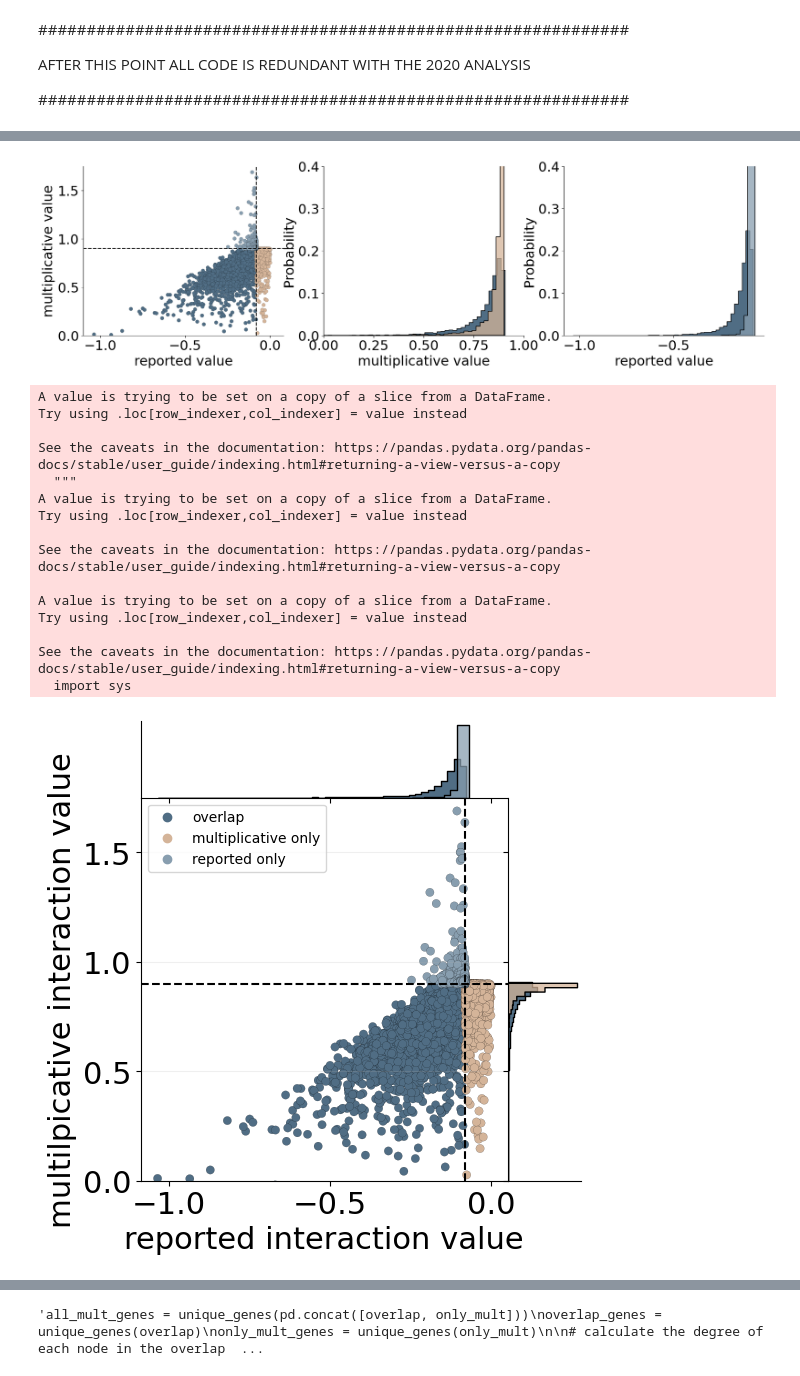
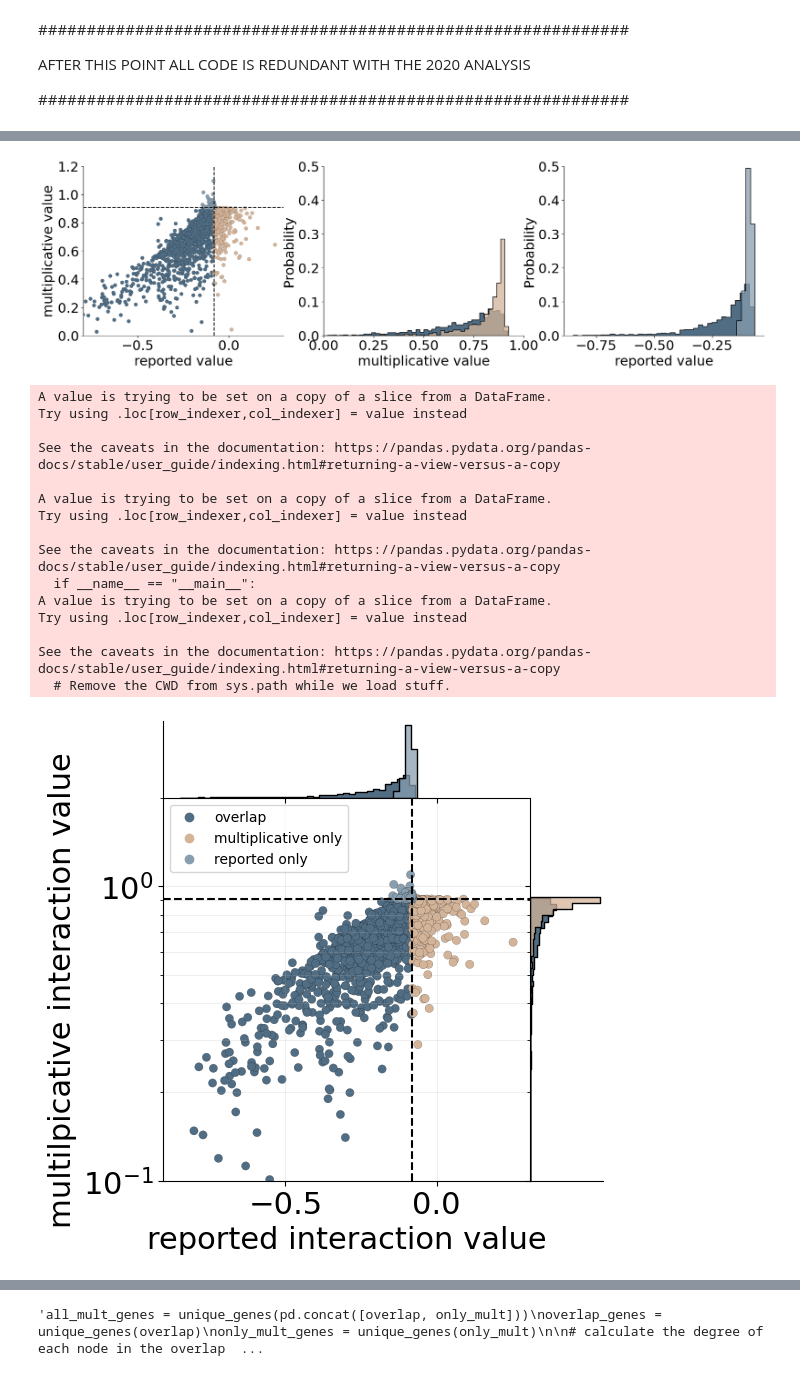
Before and after one commit to brian-arnold/epistasis_reanalysis, a Jupyter notebook: yeast_screens/Kuzmin_data_analysis.ipynb, the cells around one changed output, grey strips where cells are left out. Saved outputs shown, nothing was run; the diff lists cells and outputs as text; code cells hidden in the pictures.

```diff
--- a/yeast_screens/Kuzmin_data_analysis.ipynb
+++ b/yeast_screens/Kuzmin_data_analysis.ipynb
@@ -21,7 +21,7 @@ import kuzmin_data_2018 as data_2018
 import kuzmin_data_2020 as data_2020
 import enrichment as enrich
 # %%
-dataset = "Kuzmin2018" # Kuzmin2020 or Kuzmin2018
+dataset = "Kuzmin2020" # Kuzmin2020 or Kuzmin2018
 # %%
 if dataset == "Kuzmin2018":
     kuzmin_2018_data_dir = "/Users/bjarnold/Princeton_DataX/Epistasis/higher_order_reanalysis/yeast_screens/KuzminEtAl2018/data_files"
@@ -364,7 +371,7 @@ def count_frac(df):
     return len(df)
 
 results = defaultdict(list)
-p = 1
+p = 0.05
 
 overlap, only_reported, only_mult, all_reported, all_mult = enrich.outlier_enrichment( df[df.pval < p], "negative", count_frac, multiplicative, tau_mult_sig_val)
 denom = overlap + only_reported + only_mult
@@ -948,8 +955,11 @@ elif dataset == "Kuzmin2020":
 #print(overlap[[multiplicative, compare]].corr(method="kendall"))
 #print(overlap[[multiplicative, compare]].corr(method="pearson"))
 # %% [output]
-[figure, old version]
+[figure, new version]
 # %%
+plt.rcParams.update({'font.size': 22})
+
+
 overlap2 = overlap
 only_mult2 = only_mult
 only_reported2 = only_reported
@@ -962,7 +972,7 @@ test = pd.concat([overlap2, only_mult2, only_reported2])
 sns.set_palette([overlap_color, only_mult_color, only_reported_color])
 
 g = sns.JointGrid(x='adjusted_interaction_score_epsilon_or_tau', y=multiplicative, data=test, hue='type', space=0)
-g.ax_joint.grid(visible=True, axis='y', alpha=0.2)
+g.ax_joint.grid(visible=True, axis='both', alpha=0.2, which='both' )
 
 sns.scatterplot(data=test,
                 x='adjusted_interaction_score_epsilon_or_tau',
@@ -974,41 +984,44 @@ sns.scatterplot(data=test,
                 ax=g.ax_joint)
 
 if dataset == "Kuzmin2018":
-    g.ax_joint.set_ylim(0,1.75)
+    g.ax_joint.set_ylim(0.1,2)
+else:
+    g.ax_joint.set_ylim(0.1,2)
 
+g.ax_joint.set_yscale('log')
 g.ax_joint.axvline(-0.08, linestyle="--", color="black")
 g.ax_joint.axhline(tau_mult_sig_val['neg'], linestyle="--", color="black")
 
 g.ax_joint.set_xlabel("reported interaction value")
 g.ax_joint.set_ylabel("multilpicative interaction value")
 
 sns.histplot(overlap, x='adjusted_interaction_score_epsilon_or_tau', color=overlap_color, stat='probability', binwidth=bin_wid, element='step', edgecolor="black", alpha=1, ax=g.ax_marg_x)
 sns.histplot(only_reported, x='adjusted_interaction_score_epsilon_or_tau', color=only_reported_color, stat='probability', binwidth=bin_wid, element='step', edgecolor="black",ax=g.ax_marg_x)
 
 sns.histplot(overlap, y=multiplicative, color=overlap_color, stat='probability', binwidth=bin_wid, element='step', edgecolor="black", alpha=1, ax=g.ax_marg_y)
 sns.histplot(only_mult, y=multiplicative, color=only_mult_color, stat='probability', binwidth=bin_wid, element='step', edgecolor="black", ax=g.ax_marg_y)
 
 legend_properties = {'size':10}
 legendMain=g.ax_joint.legend(prop=legend_properties,loc='upper left')
 
 sns.despine()
 # %% [output]
-A value is trying to be set on a copy of a slice from a DataFrame.
-Try using .loc[row_indexer,col_indexer] = value instead
-
-See the caveats in the documentation: https://pandas.pydata.org/pandas-docs/stable/user_guide/indexing.html#returning-a-view-versus-a-copy
-  """
 A value is trying to be set on a copy of a slice from a DataFrame.
 Try using .loc[row_indexer,col_indexer] = value instead
 
 See the caveats in the documentation: https://pandas.pydata.org/pandas-docs/stable/user_guide/indexing.html#returning-a-view-versus-a-copy
 
 A value is trying to be set on a copy of a slice from a DataFrame.
 Try using .loc[row_indexer,col_indexer] = value instead
 
 See the caveats in the documentation: https://pandas.pydata.org/pandas-docs/stable/user_guide/indexing.html#returning-a-view-versus-a-copy
-  import sys
+  if __name__ == "__main__":
+A value is trying to be set on a copy of a slice from a DataFrame.
+Try using .loc[row_indexer,col_indexer] = value instead
+
+See the caveats in the documentation: https://pandas.pydata.org/pandas-docs/stable/user_guide/indexing.html#returning-a-view-versus-a-copy
+  # Remove the CWD from sys.path while we load stuff.
-[figure, old version]
+[figure, new version]
 # %%
 x = only_mult[['alleles', multiplicative]]
 y = only_reported[['alleles', multiplicative]]
```
Also changed, not shown: parts of 29 cells of this notebook, 2 other files.
